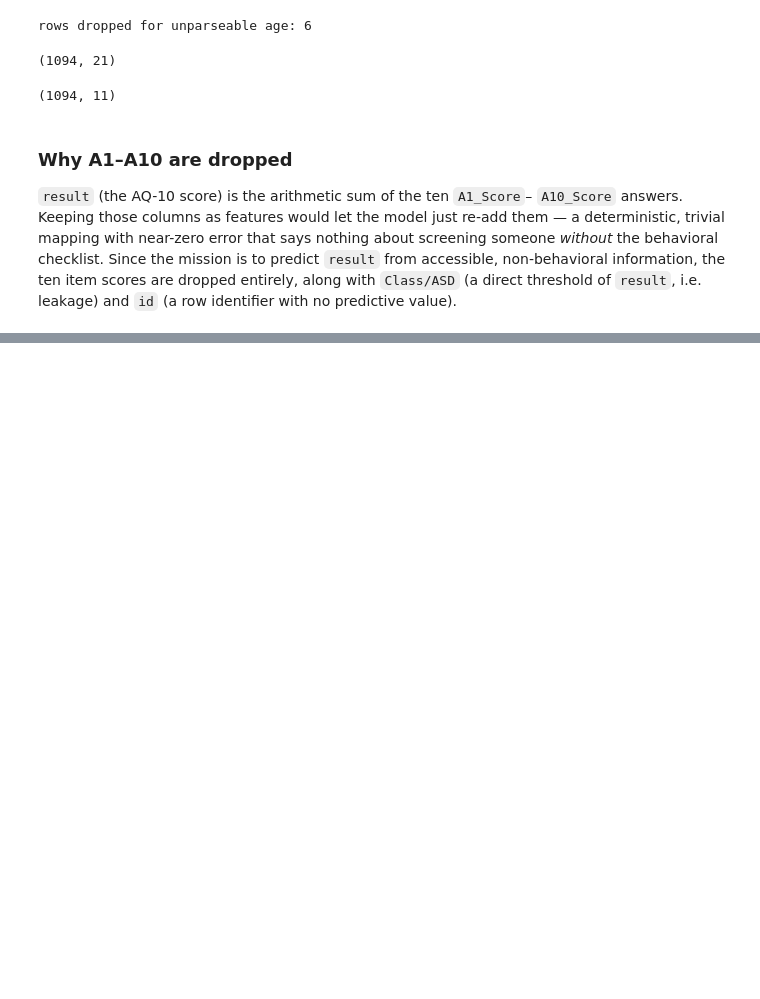
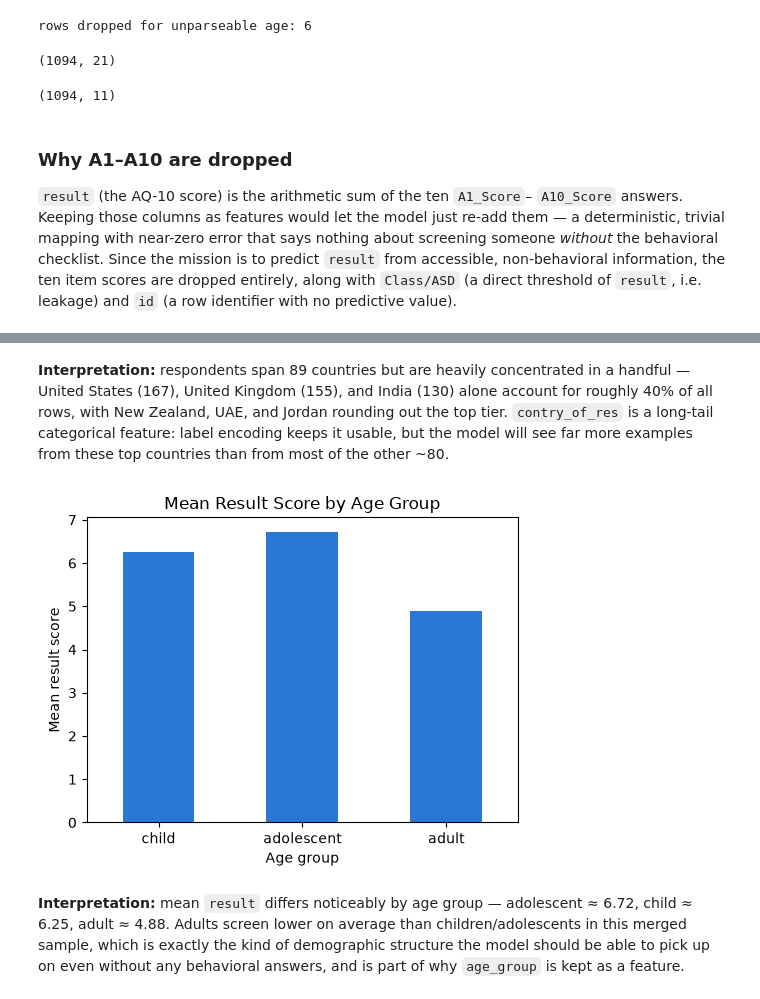
Before and after one commit to Divine-kuzo/linear_regression_model, a Jupyter notebook: summative/linear_regression/multivariate.ipynb, the cells around one changed output, grey strips where cells are left out. Saved outputs shown, nothing was run; the diff lists cells and outputs as text; code cells hidden in the pictures; blank space fills up the shorter version.

```diff
--- a/summative/linear_regression/multivariate.ipynb
+++ b/summative/linear_regression/multivariate.ipynb
@@ -95,0 +148,28 @@ identifier with no predictive value).
+# %% [markdown]
+**Interpretation:** respondents span 89 countries but are heavily
+concentrated in a handful — United States (167), United Kingdom (155), and
+India (130) alone account for roughly 40% of all rows, with New Zealand,
+UAE, and Jordan rounding out the top tier. `contry_of_res` is a long-tail
+categorical feature: label encoding keeps it usable, but the model will see
+far more examples from these top countries than from most of the other ~80.
+# %%
+group_order = ['child', 'adolescent', 'adult']
+mean_by_group = df.groupby('age_group')['result'].mean().reindex(group_order)
+plt.figure(figsize=(5, 4))
+mean_by_group.plot(kind='bar', color=SEQ_BLUE)
+plt.ylabel('Mean result score')
+plt.xlabel('Age group')
+plt.title('Mean Result Score by Age Group')
+plt.xticks(rotation=0)
+plt.tight_layout()
+plt.savefig('result_by_age_group.png', dpi=150)
+plt.show()
+# %% [output]
+[figure, added]
+# %% [markdown]
+**Interpretation:** mean `result` differs noticeably by age group —
+adolescent ≈ 6.72, child ≈ 6.25, adult ≈ 4.88. Adults screen lower on
+average than children/adolescents in this merged sample, which is exactly
+the kind of demographic structure the model should be able to pick up on
+even without any behavioral answers, and is part of why `age_group` is kept
+as a feature.
```
Also changed, not shown: parts of 6 cells of this notebook, 4 other files.
